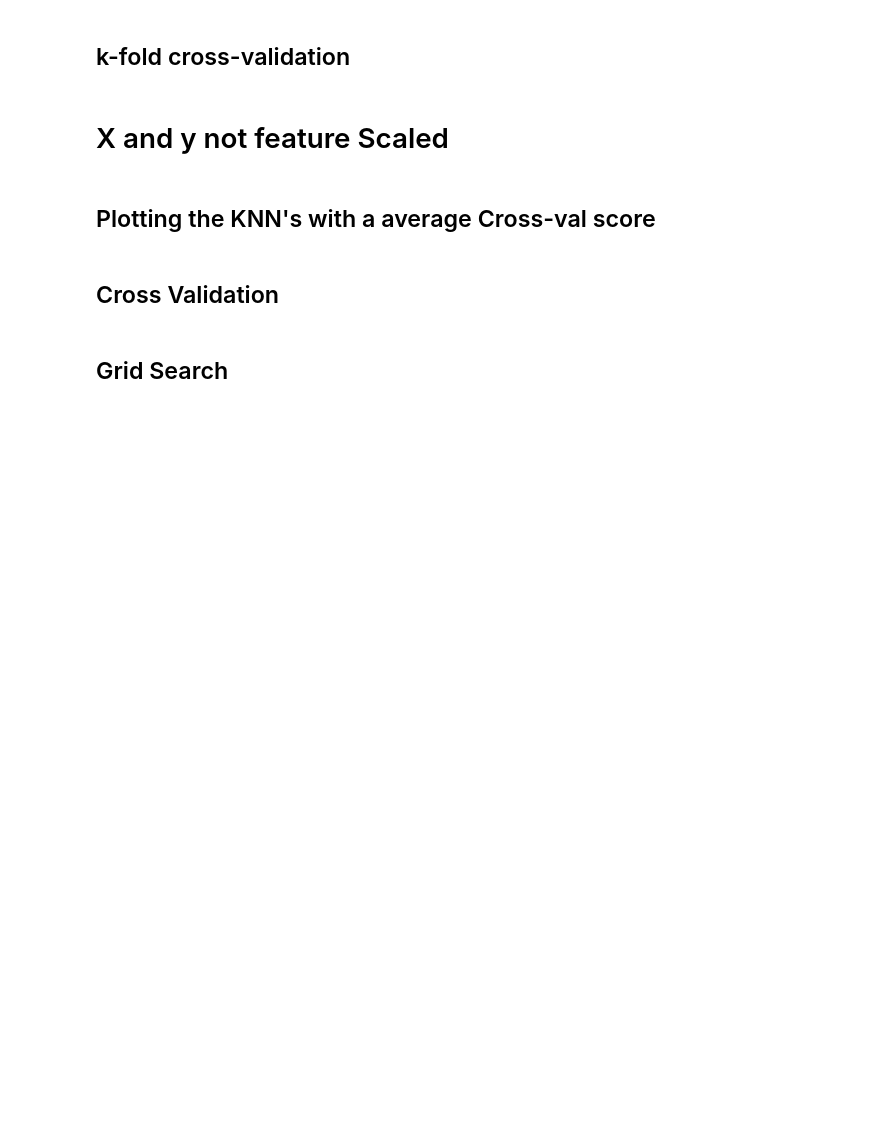
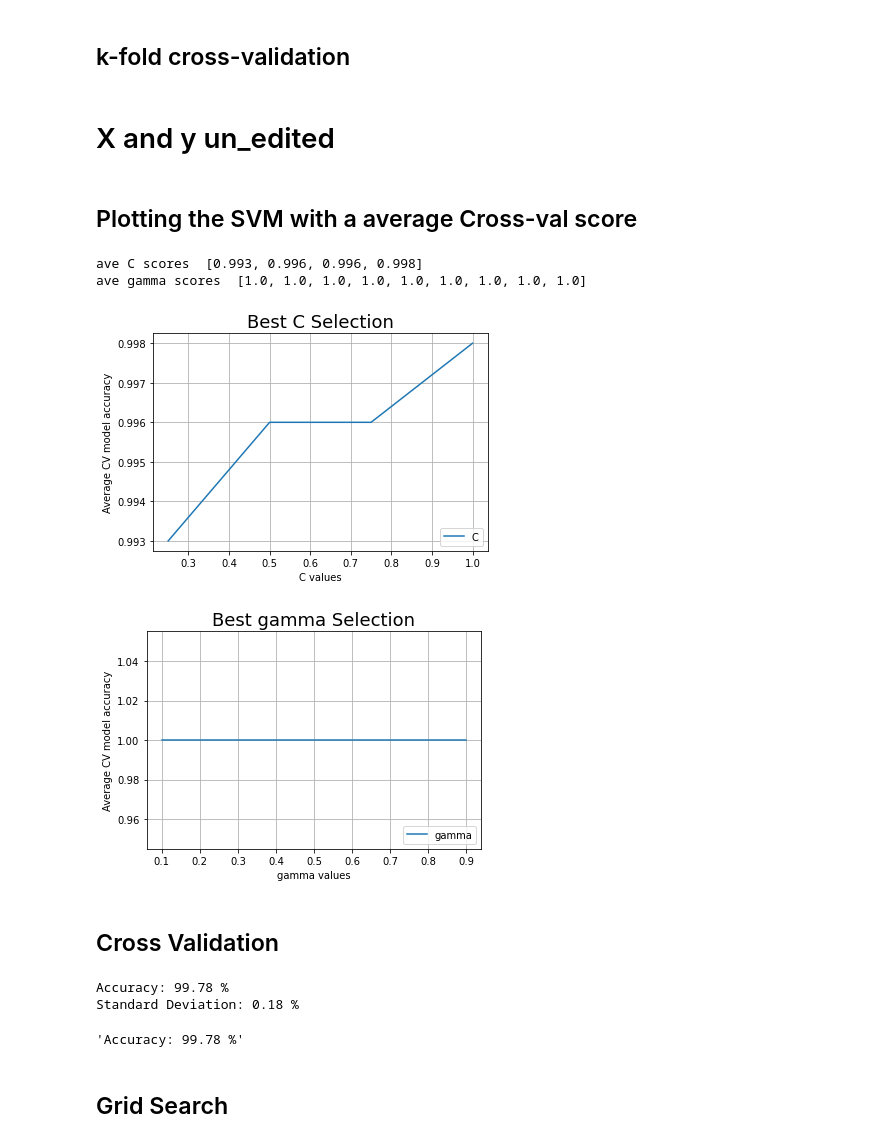
Before and after one commit to daasdemha/Sucide_prediction, a Jupyter notebook: SVM_model.ipynb, the cells around one changed output. Cells and saved outputs as stored; diff of their text form; code cells hidden in the pictures; blank space fills up the shorter version.

```diff
--- a/SVM_model.ipynb
+++ b/SVM_model.ipynb
@@ -335,14 +196,38 @@ def K_NN_plot(xlab, ylab, l1, l2, title,lg ,lg_lc):  # prameters uded for plotti
 # %%
-def K_NN_plot_Values(X,y):  # Values required for plotting
+def SVM_plot_Values(X,y):  # Values required for plotting
     ave_scores = []  # Creating a empty list
-    k_list = k_list = list(range(1,50))  # Setting the values for the K_list  variable.
-    for k in k_list:  # looping through each value in the k_list variable
-        model = KNeighborsClassifier(n_neighbors = k)   # creating an instance of a class.
+    C_list = [0.25, 0.5, 0.75, 1]  # how much to avoid misclassifying each training example
+    for c in C_list:  # looping through each value in the C_list variable
+        model = SVC(C = c)   # creating an instance of a class.
         scores = cross_val_score(model,X,y,cv=5,scoring="accuracy")  # Getting the results of the model.
-        ave_scores.append(round(scores.mean(),3))  # getting the average score from the model and appending it to the ave_scores list.
-    print("ave scores ", ave_scores)  # printing the average score of the model
-    K_NN_plot(k_list, ave_scores, "Number of nearest neighbours", "Average CV model accuracy", "Best KNN Selection",\
-                "KNN", "lower left")  # Giving arguments to disply the KNN plot.
+        ave_scores.append(round(scores.mean(),3))  # getting the average score from the model and appending
+                                                                               # it to the ave_scores list.
+    print("ave C scores ", ave_scores)  # printing the average score of the model
+
+    plt.figure()
+    plt.title("Best C Selection",fontsize=18)  # Displays plot title
+    plt.plot(C_list, ave_scores)  # Displays description of the plots x and y labels.
+    plt.xlabel("C values")  # Displays the x axis for the plot
+    plt.ylabel("Average CV model accuracy")  # Displays the y axis for the plot
+    plt.legend(["C"], loc="lower right")  # adds a legend to the plot.
+    plt.grid()  # adds a gird to the plot
+
+
+    ave_scores = []  # Creating a empty list
+    gamma_list = [0.1, 0.2, 0.3, 0.4, 0.5, 0.6, 0.7, 0.8, 0.9]  # how far the influence of a single training example reaches
+    for g in gamma_list:  # looping through each value in the C_list variable
+        model = SVC(gamma = g)   # creating an instance of a class.
+        scores = cross_val_score(model,X,y,cv=5,scoring="accuracy")  # Getting the results of the model.
+        ave_scores.append(round(scores.mean(),3))  # getting the average score from the model and appending
+                                                    # it to the ave_scores list.
+    print("ave gamma scores ", ave_scores)  # printing the average score of the model
+    plt.figure()
+    plt.title("Best gamma Selection",fontsize=18)  # Displays plot title
+    plt.plot(gamma_list, ave_scores)  # Displays description of the plots x and y labels.
+    plt.xlabel("gamma values")  # Displays the x axis for the plot
+    plt.ylabel("Average CV model accuracy")  # Displays the y axis for the plot
+    plt.legend(["gamma"], loc="lower right")  # adds a legend to the plot.
+    plt.grid()  # adds a gird to the plot
 # %% [markdown]
 ## k-fold cross-validation
 # %%
@@ -352,15 +237,24 @@ def crossvalscore(model, X, y, cv_val):  # function to perform cross validation
     print("Standard Deviation: {:.2f} %".format(score.std()*100))  # standard deveation printed (std -avarage or std+ avarage )
     return ("Accuracy: {:.2f} %".format(score.mean()*100))  # Accuracy is returned.
 # %% [markdown]
-# X and y not feature Scaled
+# X and y un_edited
 # %% [markdown]
-## Plotting the KNN's with a average Cross-val score
+## Plotting the SVM with a average Cross-val score
 # %%
-K_NN_plot_Values(X,y)  # PLots KNN Cross Val score
+SVM_plot_Values(X,y)  # PLots KNN Cross Val score
+# %% [output]
+ave C scores  [0.993, 0.996, 0.996, 0.998]
+ave gamma scores  [1.0, 1.0, 1.0, 1.0, 1.0, 1.0, 1.0, 1.0, 1.0]
+[figure, added]
+[figure, added]
 # %% [markdown]
 ## Cross Validation
 # %%
-crossvalscore(KNeighborsClassifier(n_neighbors=20, weights="uniform"), X, y, 10) #true 0 false 0
+crossvalscore(SVC(), X, y, 5) #true 0 false 0
+# %% [output]
+Accuracy: 99.78 %
+Standard Deviation: 0.18 %
+'Accuracy: 99.78 %'
 # %% [markdown]
 ## Grid Search
 # %%
```
Also changed, not shown: parts of 61 cells of this notebook, 3 other files.
